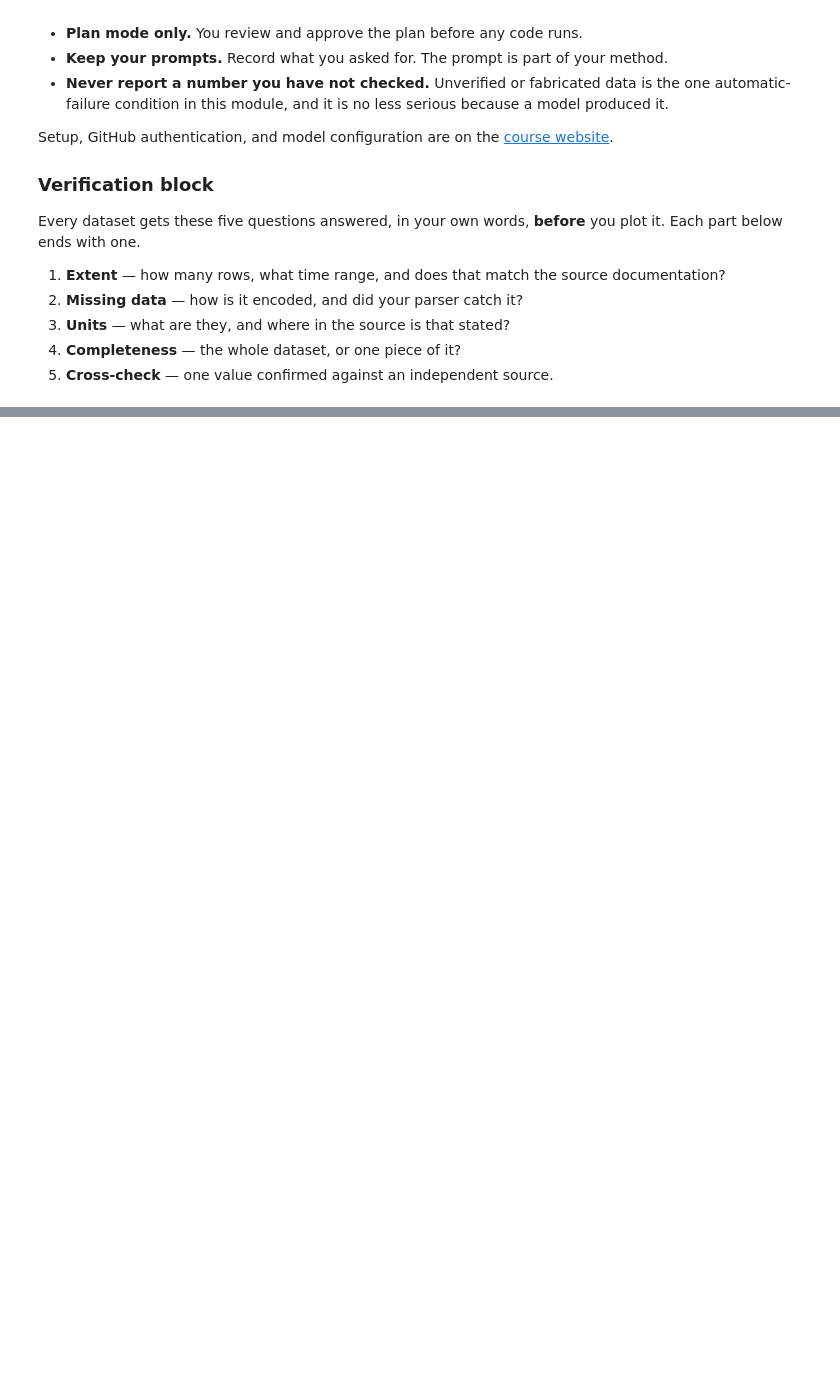
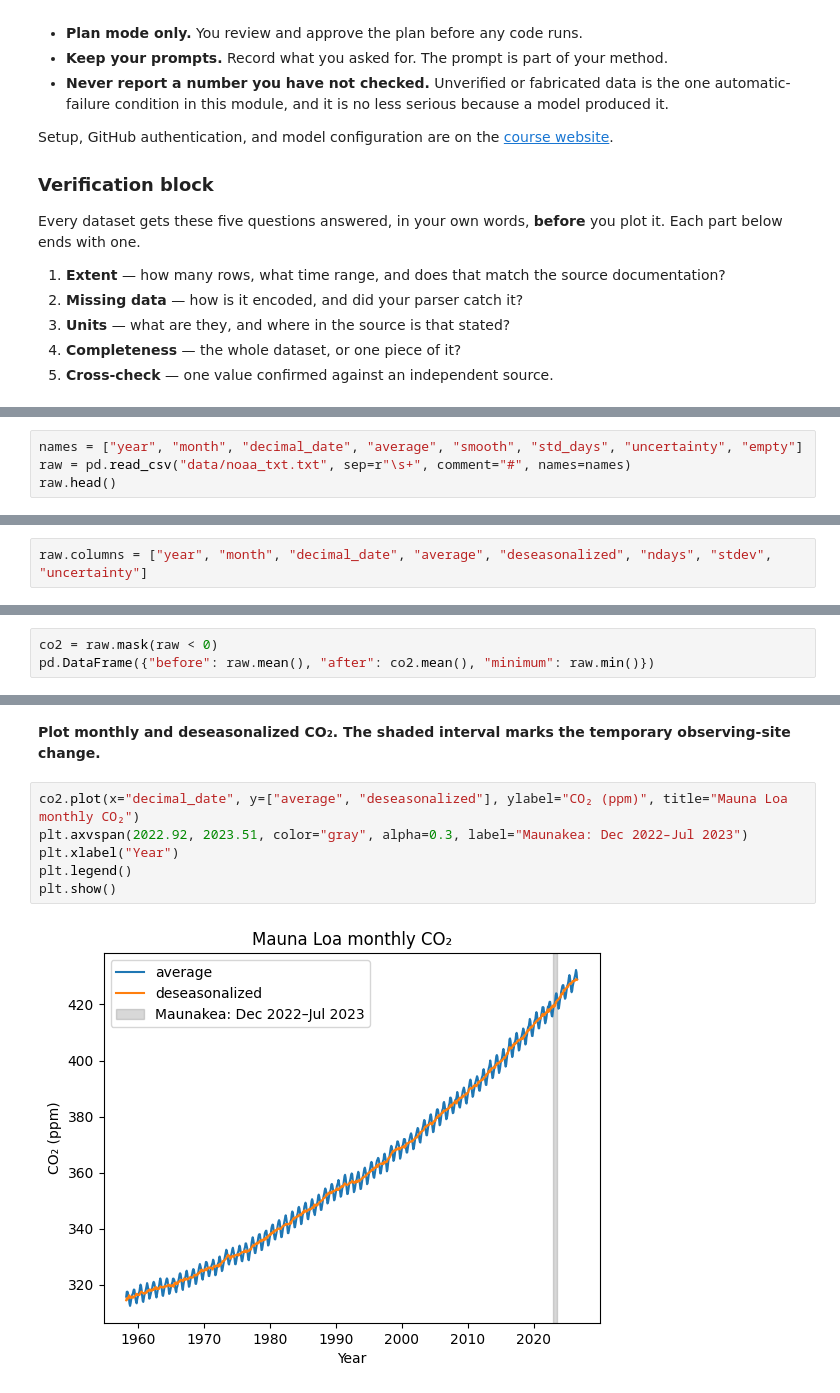
Before and after one commit to josephwong-png/climate-module-josephwong-png, a Jupyter notebook: climate.ipynb, the cells around one changed output, grey strips where cells are left out. Saved outputs shown, nothing was run; the diff lists cells and outputs as text; blank space fills up the shorter version.

Commit message:
added climate data and dependencies & local analysis

```diff
--- a/climate.ipynb
+++ b/climate.ipynb
@@ -658,0 +45,4 @@ See [rubric.md](rubric.md) for scoring.
+# %%
+names = ["year", "month", "decimal_date", "average", "smooth", "std_days", "uncertainty", "empty"]
+raw = pd.read_csv("data/noaa_txt.txt", sep=r"\s+", comment="#", names=names)
+raw.head()
@@ -658,0 +62,2 @@ See [rubric.md](rubric.md) for scoring.
+# %%
+raw.columns = ["year", "month", "decimal_date", "average", "deseasonalized", "ndays", "stdev", "uncertainty"]
@@ -658,0 +88,3 @@ See [rubric.md](rubric.md) for scoring.
+# %%
+co2 = raw.mask(raw < 0)
+pd.DataFrame({"before": raw.mean(), "after": co2.mean(), "minimum": raw.min()})
@@ -658,0 +182,10 @@ See [rubric.md](rubric.md) for scoring.
+# %% [markdown]
+**Plot monthly and deseasonalized CO₂. The shaded interval marks the temporary observing-site change.**
+# %%
+co2.plot(x="decimal_date", y=["average", "deseasonalized"], ylabel="CO₂ (ppm)", title="Mauna Loa monthly CO₂")
+plt.axvspan(2022.92, 2023.51, color="gray", alpha=0.3, label="Maunakea: Dec 2022–Jul 2023")
+plt.xlabel("Year")
+plt.legend()
+plt.show()
+# %% [output]
+[figure, added]
```
Also changed, not shown: parts of 170 cells of this notebook, 23 other files.
